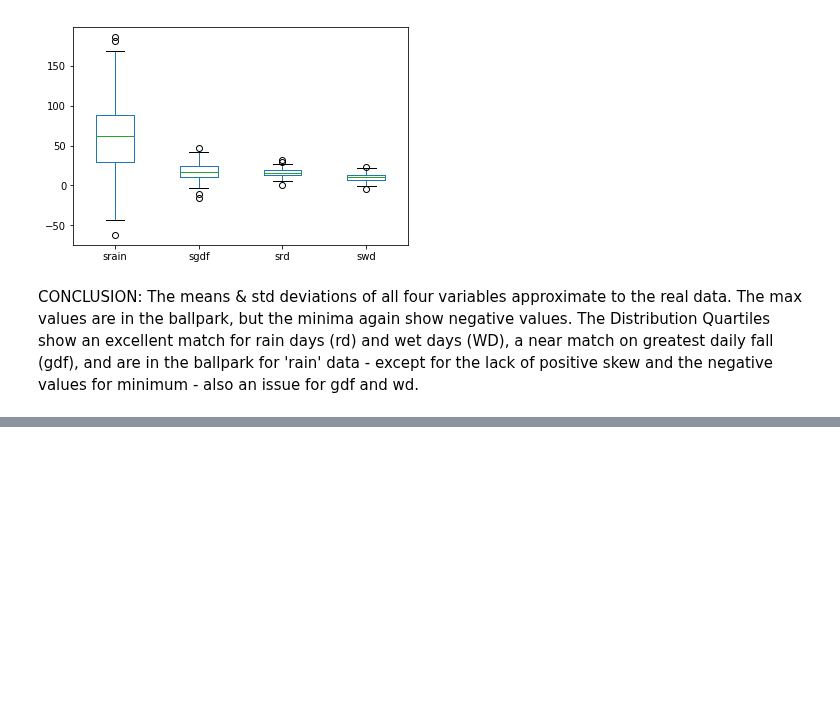
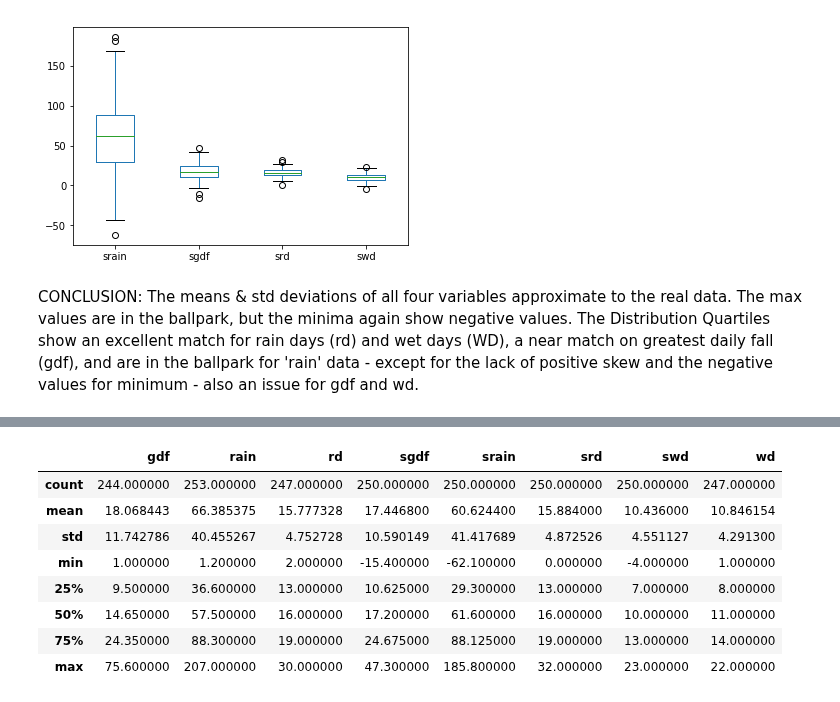
Before and after one commit to Aqua5lad/PDA-Dec-Project, a Jupyter notebook: PDA Project Dec 2018.ipynb, the cells around one changed output, grey strips where cells are left out. Saved outputs shown, nothing was run; the diff lists cells and outputs as text; code cells hidden in the pictures; blank space fills up the shorter version.

```diff
--- a/PDA Project Dec 2018.ipynb
+++ b/PDA Project Dec 2018.ipynb
@@ -631,0 +468,12 @@ df
+# %%
+dfboth.describe()
+# %% [output]
+|  | gdf | rain | rd | sgdf | srain | srd | swd | wd |
+| count | 244.000000 | 253.000000 | 247.000000 | 250.000000 | 250.000000 | 250.000000 | 250.000000 | 247.000000 |
+| mean | 18.068443 | 66.385375 | 15.777328 | 17.446800 | 60.624400 | 15.884000 | 10.436000 | 10.846154 |
+| std | 11.742786 | 40.455267 | 4.752728 | 10.590149 | 41.417689 | 4.872526 | 4.551127 | 4.291300 |
+| min | 1.000000 | 1.200000 | 2.000000 | -15.400000 | -62.100000 | 0.000000 | -4.000000 | 1.000000 |
+| 25% | 9.500000 | 36.600000 | 13.000000 | 10.625000 | 29.300000 | 13.000000 | 7.000000 | 8.000000 |
+| 50% | 14.650000 | 57.500000 | 16.000000 | 17.200000 | 61.600000 | 16.000000 | 10.000000 | 11.000000 |
+| 75% | 24.350000 | 88.300000 | 19.000000 | 24.675000 | 88.125000 | 19.000000 | 13.000000 | 14.000000 |
+| max | 75.600000 | 207.000000 | 30.000000 | 47.300000 | 185.800000 | 32.000000 | 23.000000 | 22.000000 |
```
Also changed, not shown: parts of 36 cells of this notebook.
